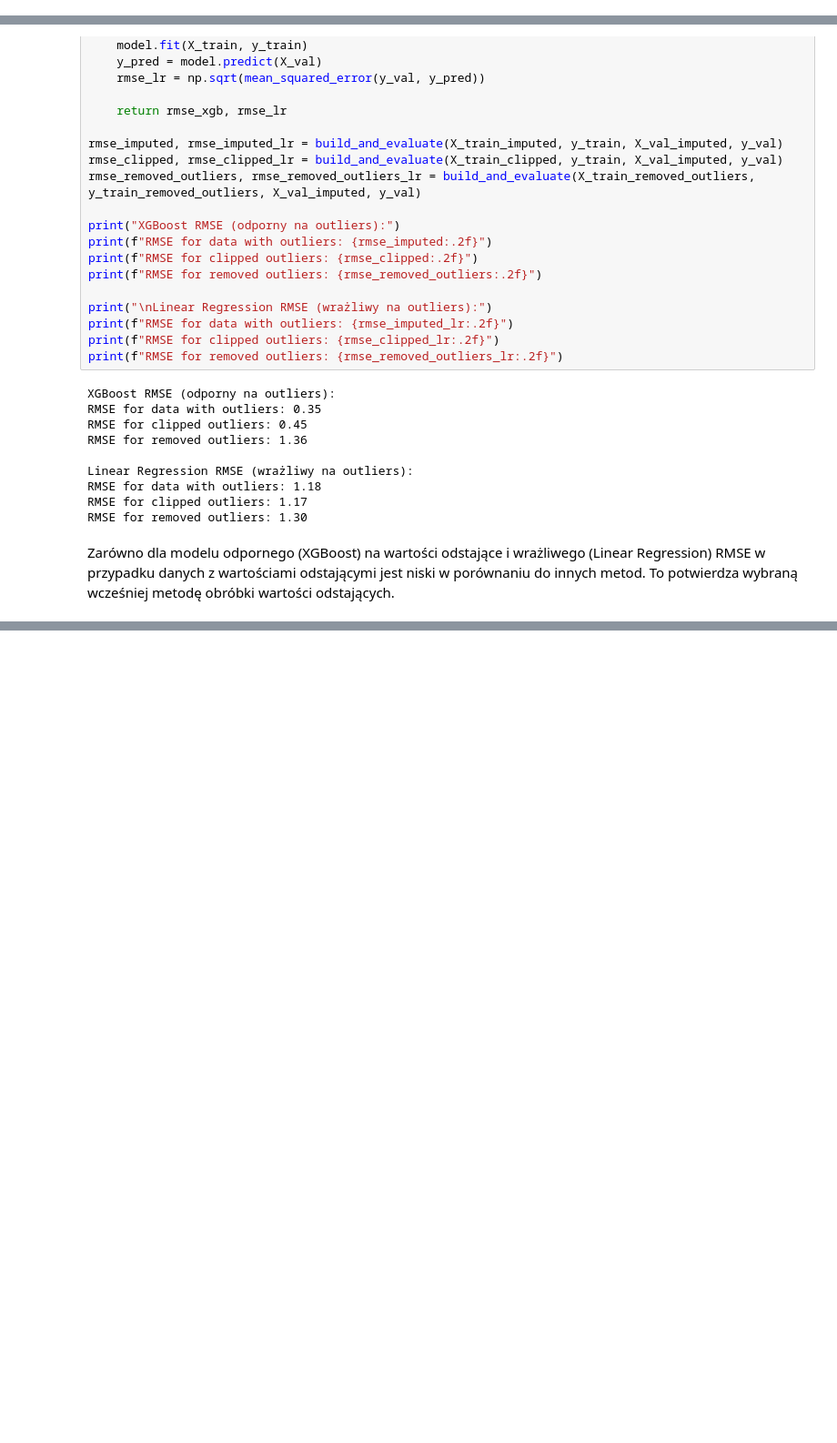
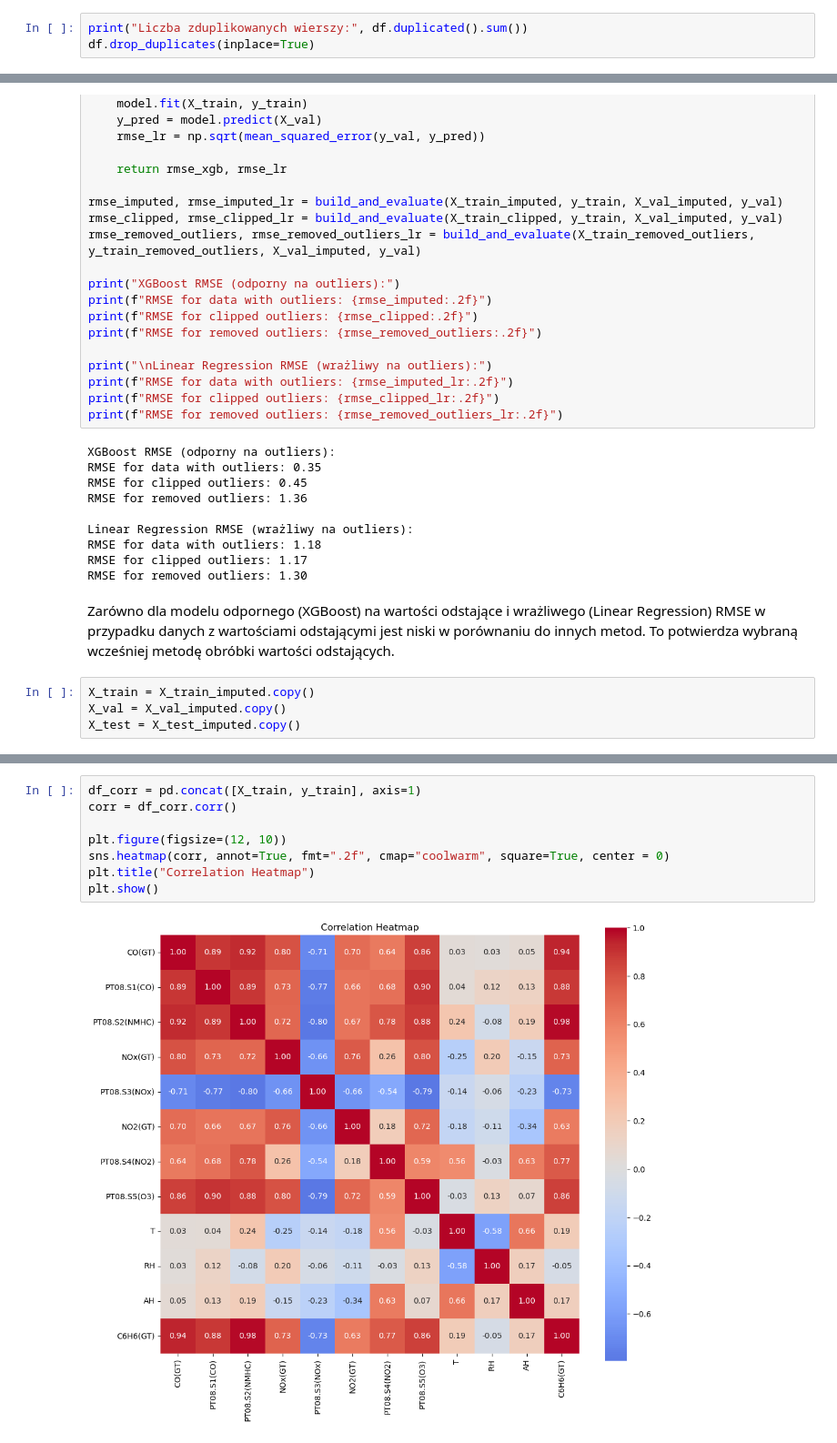
Before and after one commit to andrii-zapukhlyi/air_quality_analysis, a Jupyter notebook: data_engineering.ipynb, the cells around one changed output, grey strips where cells are left out. Shown: that part at 91% size. Cells and saved outputs as stored; diff of their text form; blank space fills up the shorter version.

Commit message:
completed data_engineering + exported cleaned train/val/test sets for modeling

```diff
--- a/data_engineering.ipynb
+++ b/data_engineering.ipynb
@@ -33,0 +78,3 @@ Wstępnie dane mają 13 kolumn i 9357 wierszy
+# %%
+print("Liczba zduplikowanych wierszy:", df.duplicated().sum())
+df.drop_duplicates(inplace=True)
@@ -273,4 +313,8 @@ RMSE for clipped outliers: 1.17
 RMSE for removed outliers: 1.30
 # %% [markdown]
 Zarówno dla modelu odpornego (XGBoost) na wartości odstające i wrażliwego (Linear Regression) RMSE w przypadku danych z wartościami odstającymi jest niski w porównaniu do innych metod. To potwierdza wybraną wcześniej metodę obróbki wartości odstających.
+# %%
+X_train = X_train_imputed.copy()
+X_val = X_val_imputed.copy()
+X_test = X_test_imputed.copy()
 # %% [markdown]
@@ -281,0 +343,10 @@ X_train_imputed.shape
+# %%
+df_corr = pd.concat([X_train, y_train], axis=1)
+corr = df_corr.corr()
+
+plt.figure(figsize=(12, 10))
+sns.heatmap(corr, annot=True, fmt=".2f", cmap="coolwarm", square=True, center = 0)
+plt.title("Correlation Heatmap")
+plt.show()
+# %% [output]
+[figure, added]
```
Also changed, not shown: parts of 35 cells of this notebook, 3 other files.
